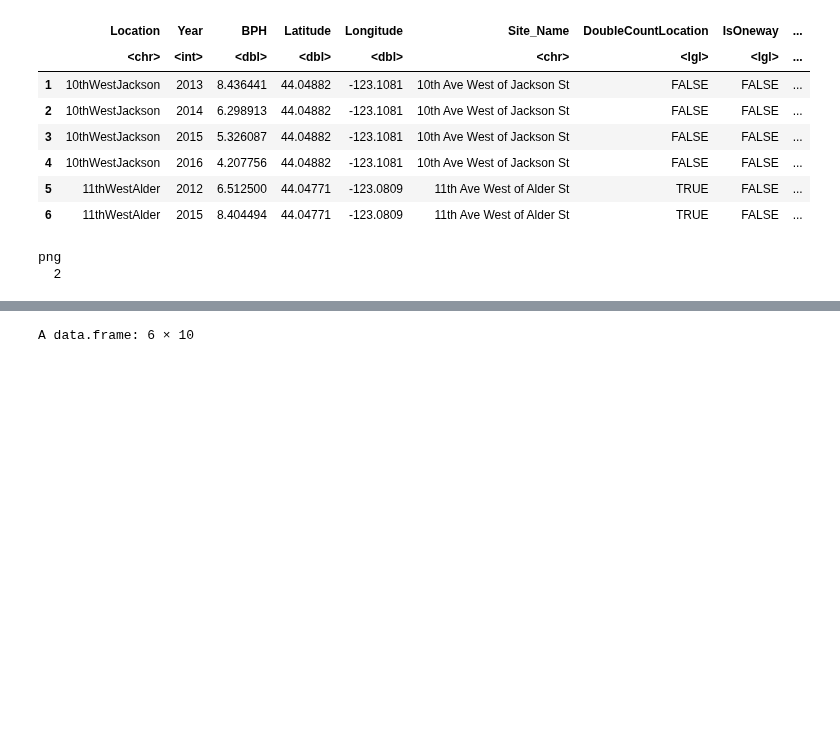
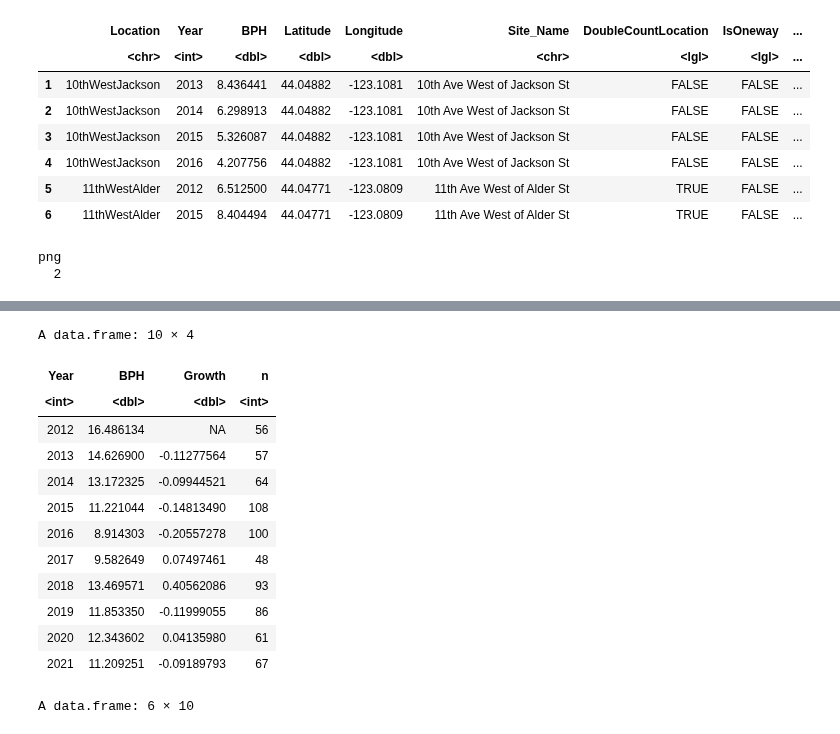
Before and after one commit to dongmeic/BikeCounting, a Jupyter notebook: BikeCounts/Explore_Bike_Counts.ipynb, the cells around one changed output, grey strips where cells are left out. Cells and saved outputs as stored; diff of their text form; code cells hidden in the pictures; blank space fills up the shorter version.

```diff
--- a/BikeCounts/Explore_Bike_Counts.ipynb
+++ b/BikeCounts/Explore_Bike_Counts.ipynb
@@ -307,3 +307,24 @@ A data.frame: 10 × 3
+# %%
+df_n = aggregate(x=list(N = data1$Location), by=list(Year = data1$Year), FUN=function(x) length(unique(x)))
+# %%
+df <- cbind(df, df_n$N)
+# %%
+colnames(df)[4] <- 'n'
+df
+# %% [output]
+A data.frame: 10 × 4
+| Year | BPH | Growth | n |
+| <int> | <dbl> | <dbl> | <int> |
+| 2012 | 16.486134 | NA | 56 |
+| 2013 | 14.626900 | -0.11277564 | 57 |
+| 2014 | 13.172325 | -0.09944521 | 64 |
+| 2015 | 11.221044 | -0.14813490 | 108 |
+| 2016 | 8.914303 | -0.20557278 | 100 |
+| 2017 | 9.582649 | 0.07497461 | 48 |
+| 2018 | 13.469571 | 0.40562086 | 93 |
+| 2019 | 11.853350 | -0.11999055 | 86 |
+| 2020 | 12.343602 | 0.04135980 | 61 |
+| 2021 | 11.209251 | -0.09189793 | 67 |
 # %%
 data2 <- merge(data1[,c('Location', 'Year', 'Hourly_Count')], locdata[,locvars], by='Location')
 # %%
```
Also changed, not shown: parts of 5 cells of this notebook.
